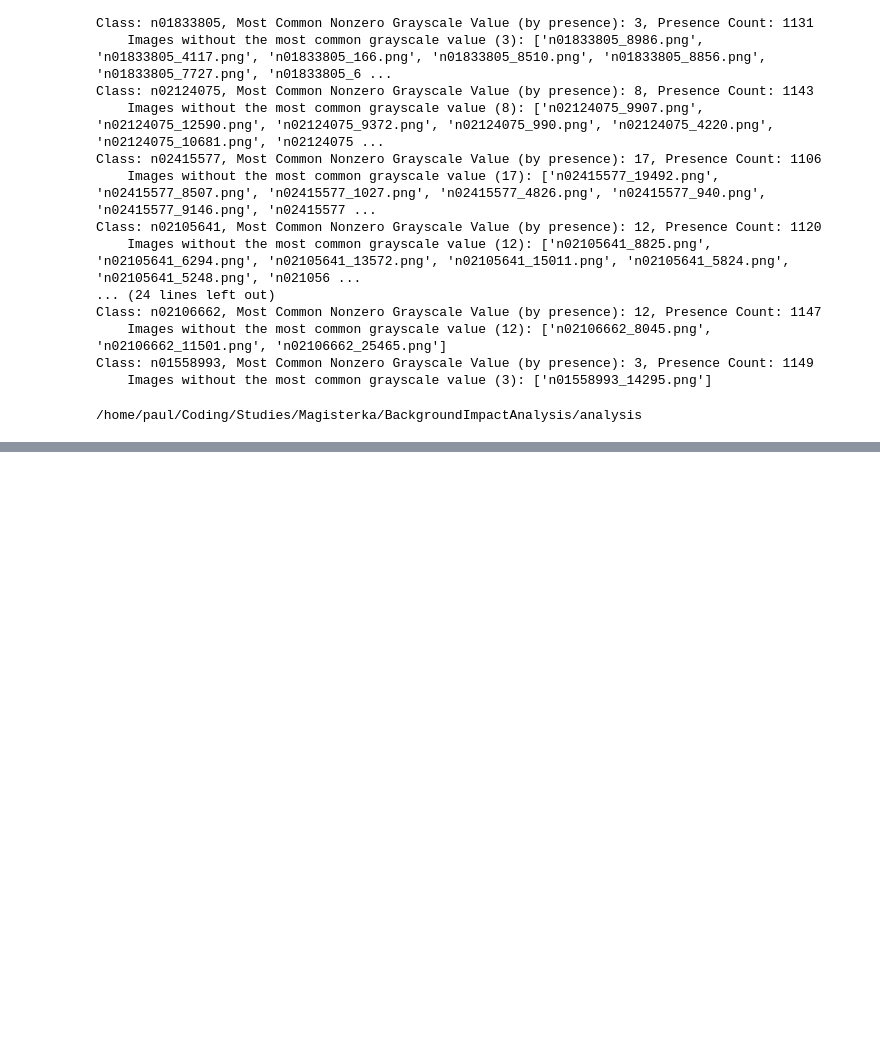
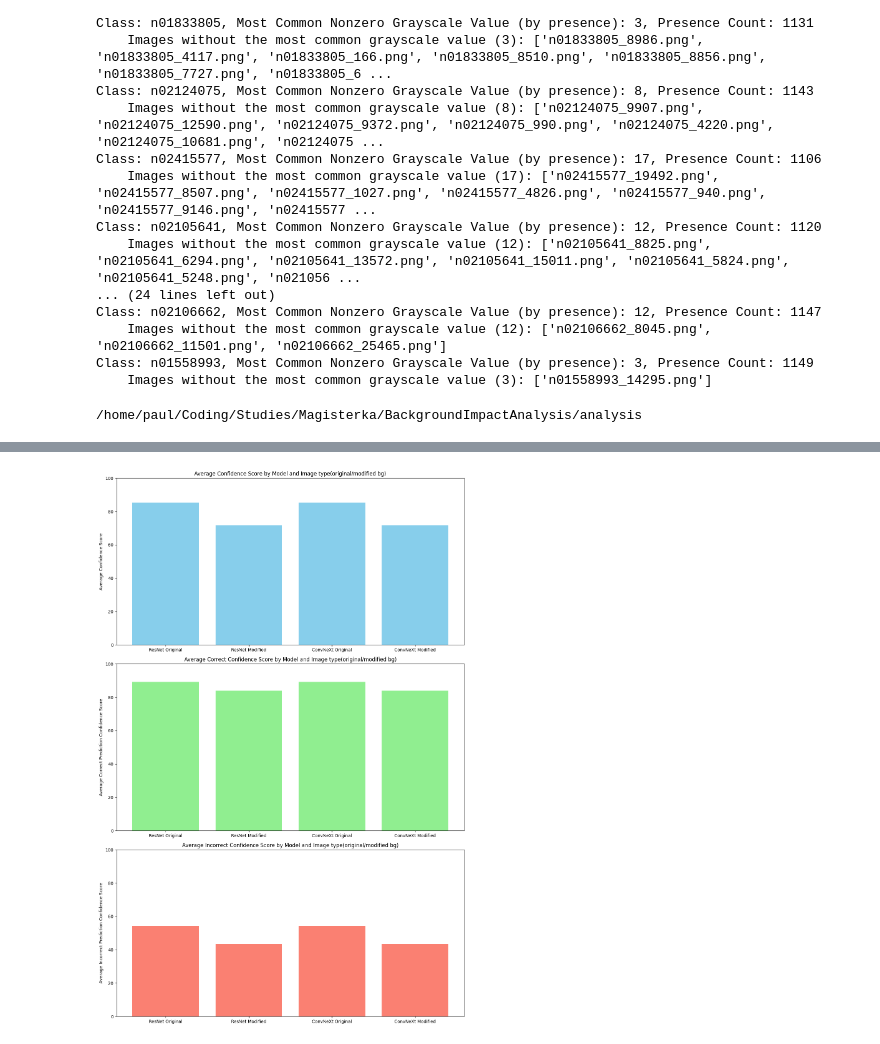
Before and after one commit to paulpel/BackgroundImpactAnalysis, a Jupyter notebook: analysis/research.ipynb, the cells around one changed output, grey strips where cells are left out. Drawn from its saved outputs; the diff is of its cells as text; code cells hidden in the pictures; blank space fills up the shorter version.

```diff
--- a/analysis/research.ipynb
+++ b/analysis/research.ipynb
@@ -149,0 +290,15 @@ convnext_df.head()
+# %%
+def calculate_average_scores(df):
+    df['true_label'] = df['true_label'].astype(int)
+    df['original_prediction'] = df['original_prediction'].astype(int)
+
+    avg_original_score = df['original_score'].mean()
+
+    correct_predictions = df[df['original_prediction'] == df['true_label']]
+    avg_correct_score = correct_predictions['original_score'].mean()
+
+
+    incorrect_predictions = df[df['original_prediction'] != df['true_label']]
+    avg_incorrect_score = incorrect_predictions['original_score'].mean()
+
+    return avg_original_score, avg_correct_score, avg_incorrect_score
@@ -149,0 +332,42 @@ convnext_df.head()
+# %%
+avg_original_resnet, avg_correct_resnet, avg_incorrect_resnet = calculate_average_scores(resnet_df)
+avg_mod_resnet, avg_correct_mod_resnet, avg_incorrect_mod_resnet = calculate_average_scores_all_modifications(resnet_df)
+avg_original_convnext, avg_correct_convnext, avg_incorrect_convnext = calculate_average_scores(resnet_df)
+avg_mod_convnext, avg_correct_mod_convnext, avg_incorrect_mod_convnext = calculate_average_scores_all_modifications(resnet_df)
+
+results_data = {
+    'Model': ['ResNet', 'ResNet', 'ConvNeXt', 'ConvNeXt'],
+    'Type': ['Original', 'Modified', 'Original', 'Modified'],
+    'Average Score': [
+        avg_original_resnet, avg_mod_resnet, avg_original_convnext, avg_mod_convnext
+    ],
+    'Average Correct Score': [
+        avg_correct_resnet, avg_correct_mod_resnet, avg_correct_convnext, avg_correct_mod_convnext
+    ],
+    'Average Incorrect Score': [
+        avg_incorrect_resnet, avg_incorrect_mod_resnet, avg_incorrect_convnext, avg_incorrect_mod_convnext
+    ]
+}
+
+results_df = pd.DataFrame(results_data)
+fig, axs = plt.subplots(3, 1, figsize=(12, 18))
+
+axs[0].bar(results_df['Model'] + ' ' + results_df['Type'], results_df['Average Score'], color='skyblue')
+axs[0].set_title('Average Confidence Score by Model and Image type(original/modified bg)')
+axs[0].set_ylabel('Average Confidence Score')
+axs[0].set_ylim(0, 100)
+
+axs[1].bar(results_df['Model'] + ' ' + results_df['Type'], results_df['Average Correct Score'], color='lightgreen')
+axs[1].set_title('Average Correct Confidence Score by Model and Image type(original/modified bg)')
+axs[1].set_ylabel('Average Correct Prediction Confidence Score')
+axs[1].set_ylim(0, 100)
+
+axs[2].bar(results_df['Model'] + ' ' + results_df['Type'], results_df['Average Incorrect Score'], color='salmon')
+axs[2].set_title('Average Incorrect Confidence Score by Model and Image type(original/modified bg)')
+axs[2].set_ylabel('Average Incorrect Prediction Confidence Score')
+axs[2].set_ylim(0, 100)
+
+plt.tight_layout()
+plt.show()
+# %% [output]
+[figure, added]
```
Also changed, not shown: parts of 14 cells of this notebook, 11 other files.
